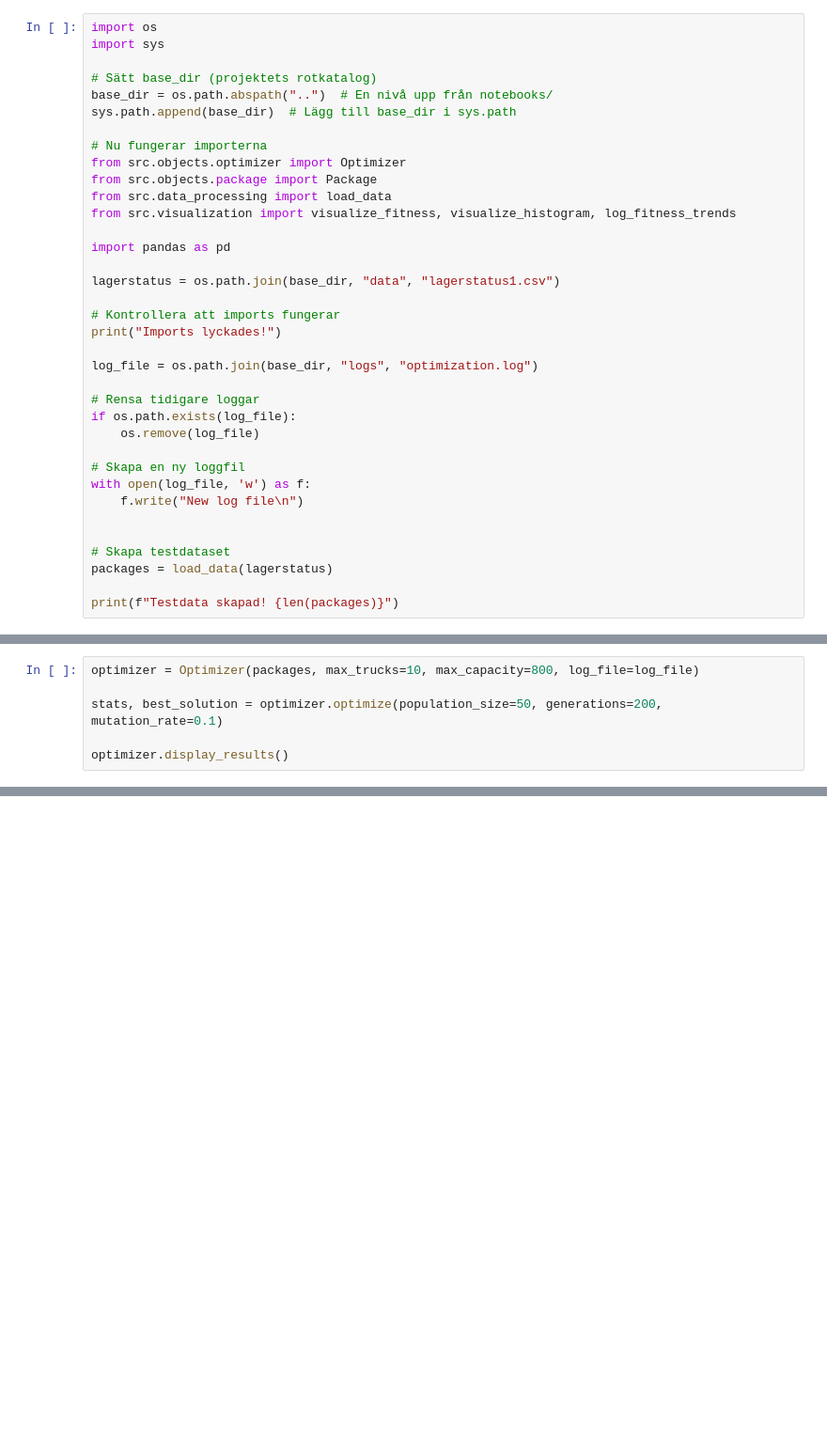
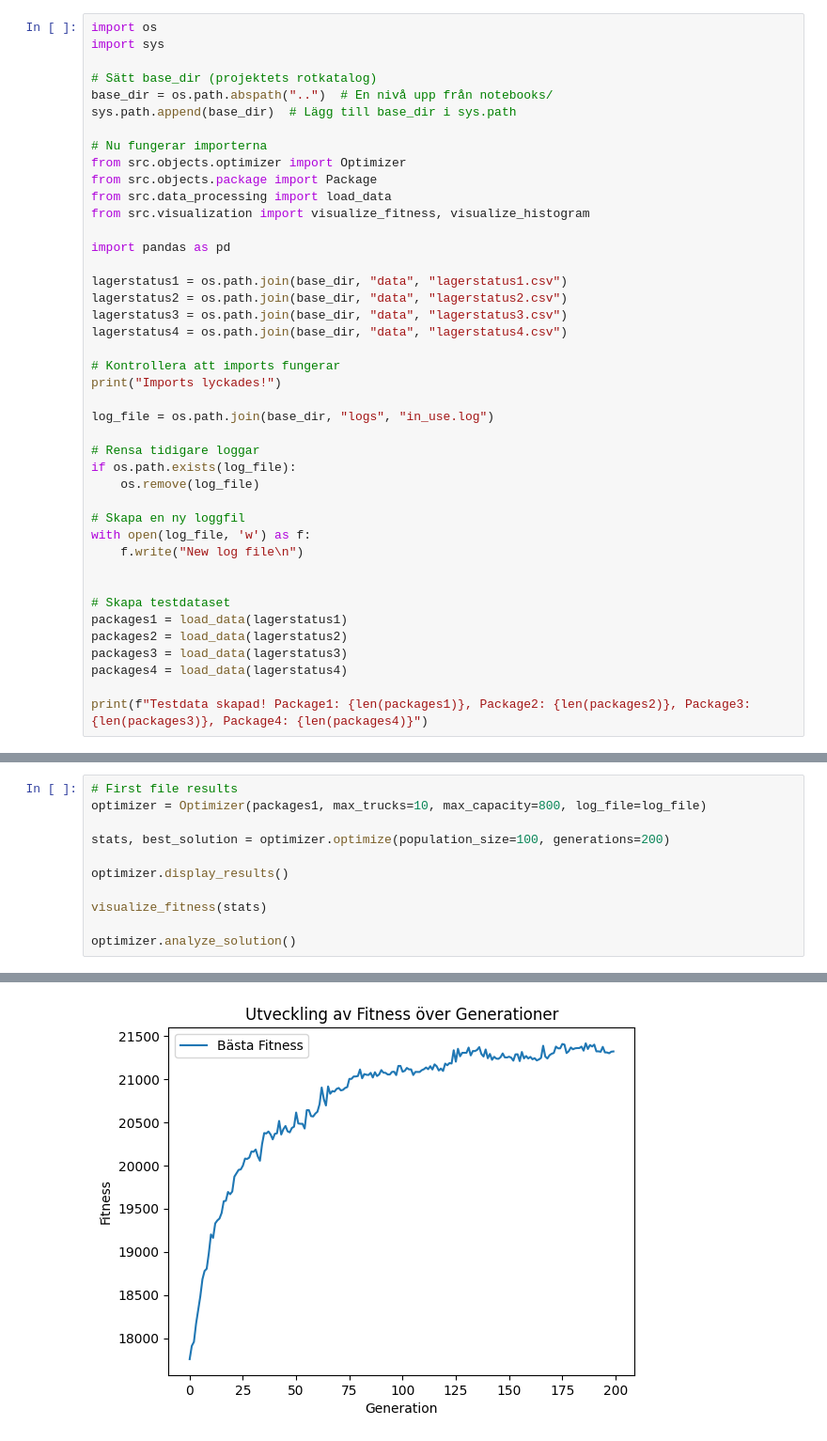
Before and after one commit to Bobtehsilent/DeliverySystem, a Jupyter notebook: notebooks/delivery_use.ipynb, the cells around one changed output, grey strips where cells are left out. Shown at 94% size. Saved outputs shown, nothing was run; the diff lists cells and outputs as text; blank space fills up the shorter version.

Commit message:
tweaks up and down. Finished algorithm and optimized it.

```diff
--- a/notebooks/delivery_use.ipynb
+++ b/notebooks/delivery_use.ipynb
@@ -10,16 +10,19 @@ sys.path.append(base_dir)  # Lägg till base_dir i sys.path
 from src.objects.optimizer import Optimizer
 from src.objects.package import Package
 from src.data_processing import load_data
-from src.visualization import visualize_fitness, visualize_histogram, log_fitness_trends
+from src.visualization import visualize_fitness, visualize_histogram
 
 import pandas as pd
 
-lagerstatus = os.path.join(base_dir, "data", "lagerstatus1.csv")
+lagerstatus1 = os.path.join(base_dir, "data", "lagerstatus1.csv")
+lagerstatus2 = os.path.join(base_dir, "data", "lagerstatus2.csv")
+lagerstatus3 = os.path.join(base_dir, "data", "lagerstatus3.csv")
+lagerstatus4 = os.path.join(base_dir, "data", "lagerstatus4.csv")
 
 # Kontrollera att imports fungerar
 print("Imports lyckades!")
 
-log_file = os.path.join(base_dir, "logs", "optimization.log")
+log_file = os.path.join(base_dir, "logs", "in_use.log")
 
 # Rensa tidigare loggar
 if os.path.exists(log_file):
@@ -31,8 +34,11 @@ with open(log_file, 'w') as f:
 
 
 # Skapa testdataset
-packages = load_data(lagerstatus)
+packages1 = load_data(lagerstatus1)
+packages2 = load_data(lagerstatus2)
+packages3 = load_data(lagerstatus3)
+packages4 = load_data(lagerstatus4)
 
-print(f"Testdata skapad! {len(packages)}")
+print(f"Testdata skapad! Package1: {len(packages1)}, Package2: {len(packages2)}, Package3: {len(packages3)}, Package4: {len(packages4)}")
 # %% [output]
 Imports lyckades!
@@ -40,8 +46,13 @@ Testdata skapad! 10000
 # %%
-optimizer = Optimizer(packages, max_trucks=10, max_capacity=800, log_file=log_file)
+# First file results
+optimizer = Optimizer(packages1, max_trucks=10, max_capacity=800, log_file=log_file)
 
-stats, best_solution = optimizer.optimize(population_size=50, generations=200, mutation_rate=0.1)
+stats, best_solution = optimizer.optimize(population_size=100, generations=200)
 
 optimizer.display_results()
+
+visualize_fitness(stats)
+
+optimizer.analyze_solution()
 # %% [output]
 --- Resultat för Optimering ---
@@ -62,0 +74 @@ Actual total profit: 8041.0
+[figure, added]
```
Also changed, not shown: parts of 8 cells of this notebook, 12 other files.
